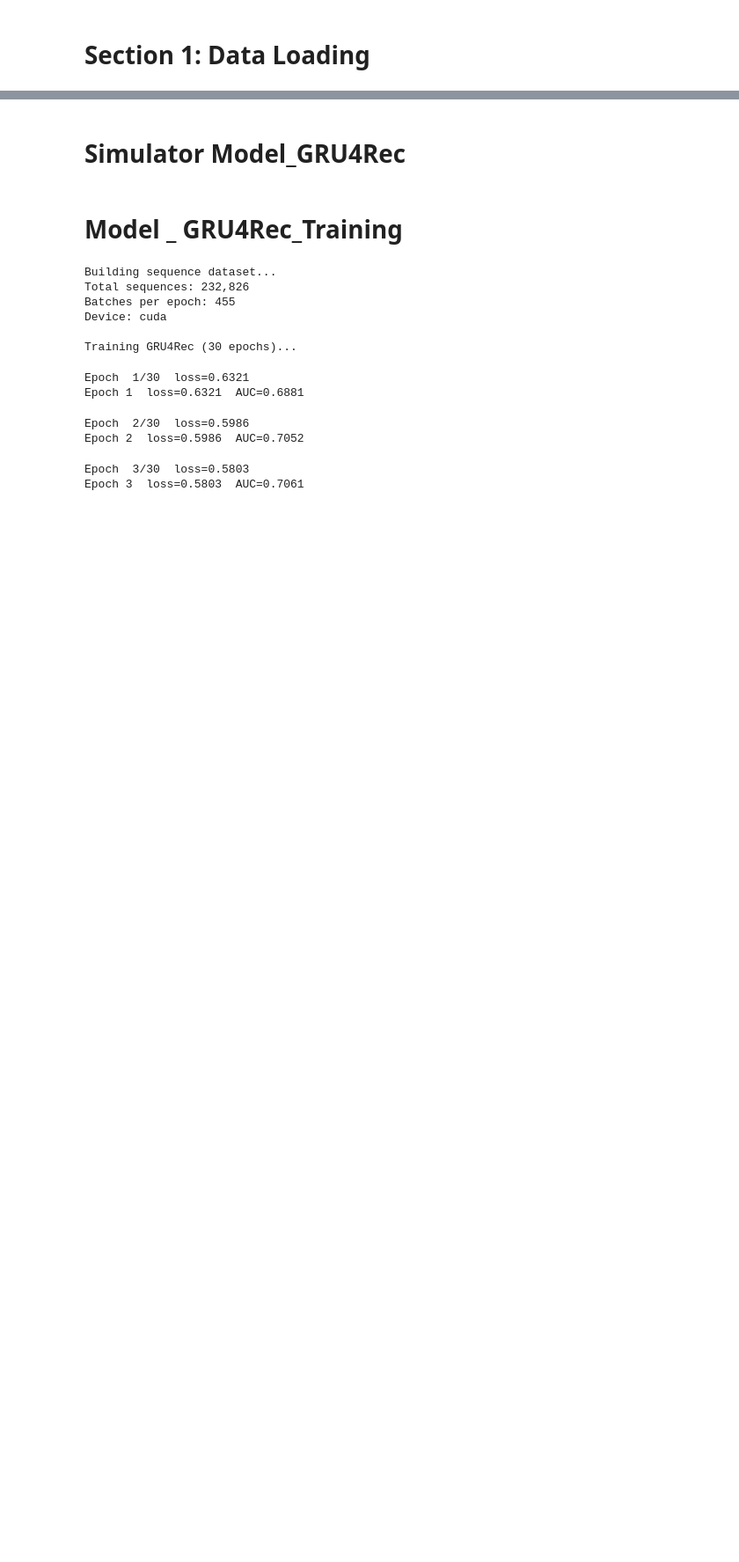
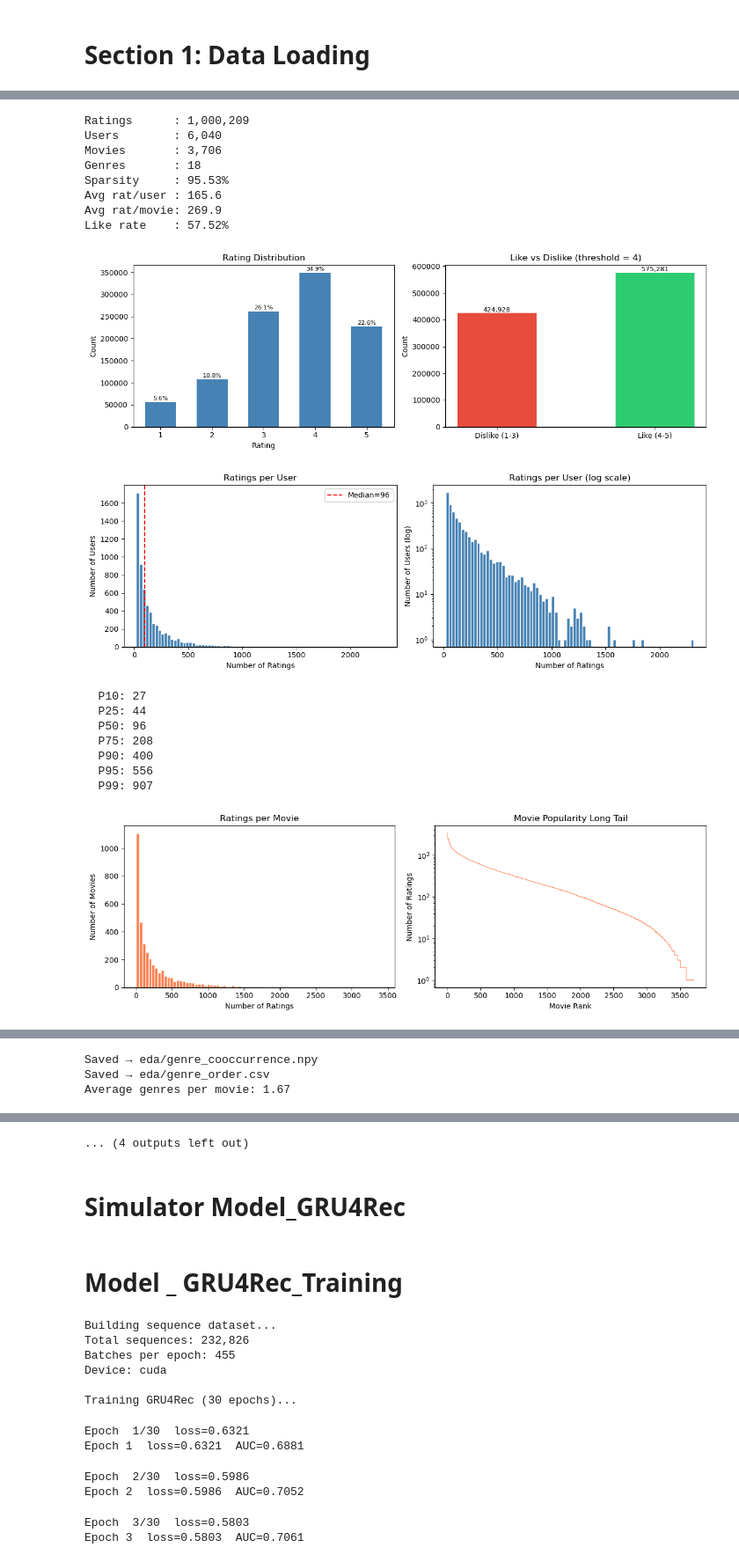
Before and after one commit to Bryan-bits/CS5180_Sequential-Recommendation, a Jupyter notebook: CS5180_v8.ipynb, the cells around one changed output, grey strips where cells are left out. Shown at 88% size. Saved outputs shown, nothing was run; the diff lists cells and outputs as text; code cells hidden in the pictures; blank space fills up the shorter version.

```diff
--- a/CS5180_v8.ipynb
+++ b/CS5180_v8.ipynb
@@ -549,0 +3,7 @@ print(f"Saved → {save_dir}/gru4rec_simulator.pt")
+# %%
+# CELL 1: Load Data
+from eda import run_all_eda
+from data_setup import load_all
+from eda import load_genre_stats, load_genre_cooccurrence, load_user_diversity
+
+ctx = load_all(data_dir="ml-1m")
@@ -549,0 +22,22 @@ print(f"Saved → {save_dir}/gru4rec_simulator.pt")
+# %%
+# Cell 2: Run all EDA (plots + saves)
+run_all_eda(ctx)
+# %% [output]
+Ratings      : 1,000,209
+Users        : 6,040
+Movies       : 3,706
+Genres       : 18
+Sparsity     : 95.53%
+Avg rat/user : 165.6
+Avg rat/movie: 269.9
+Like rate    : 57.52%
+[figure, added]
+[figure, added]
+  P10: 27
+  P25: 44
+  P50: 96
+  P75: 208
+  P90: 400
+  P95: 556
+  P99: 907
+[figure, added]
@@ -549,0 +77,3 @@ print(f"Saved → {save_dir}/gru4rec_simulator.pt")
+Saved → eda/genre_cooccurrence.npy
+Saved → eda/genre_order.csv
+Average genres per movie: 1.67
@@ -549,0 +88 @@ print(f"Saved → {save_dir}/gru4rec_simulator.pt")
+... (4 outputs left out)
```
Also changed, not shown: parts of 16 cells of this notebook, 35 other files.
